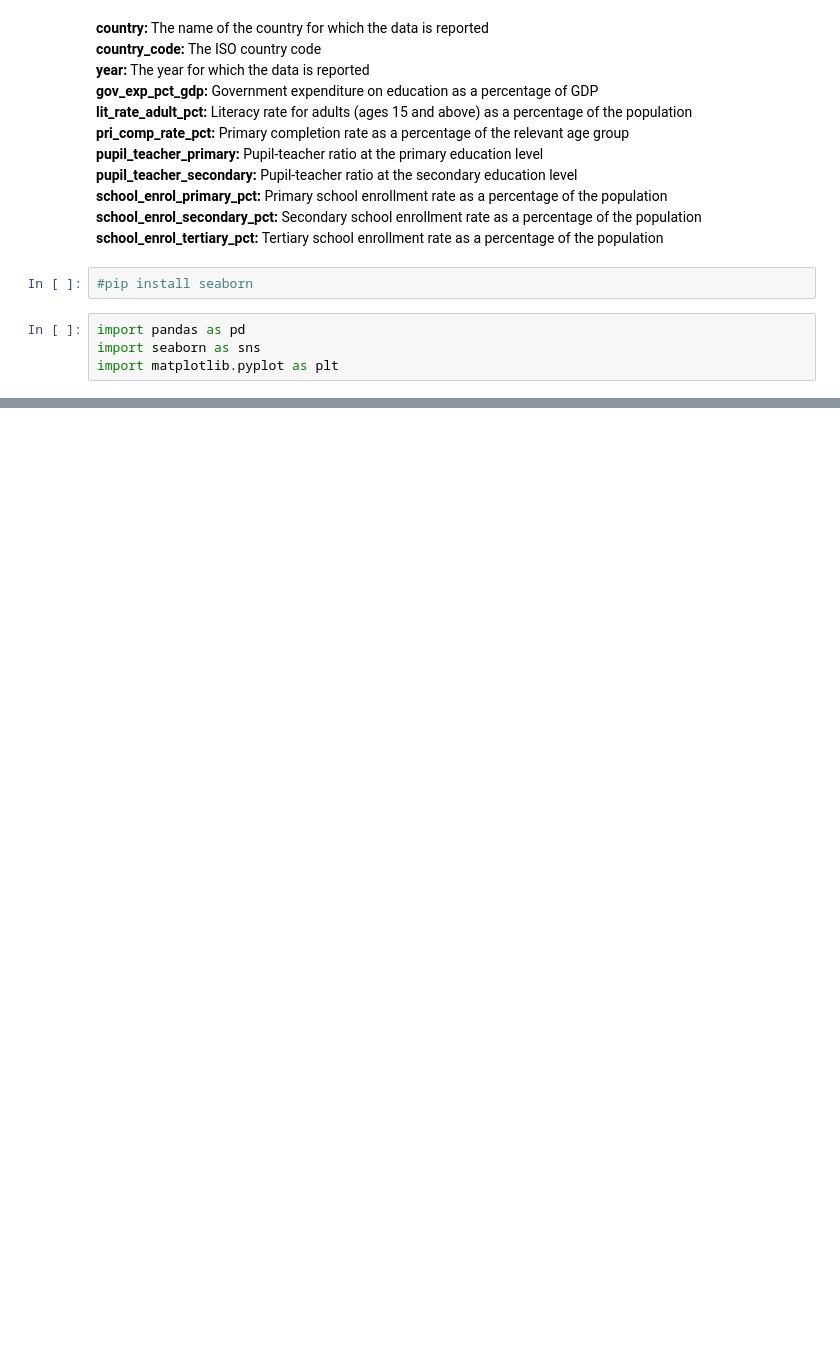
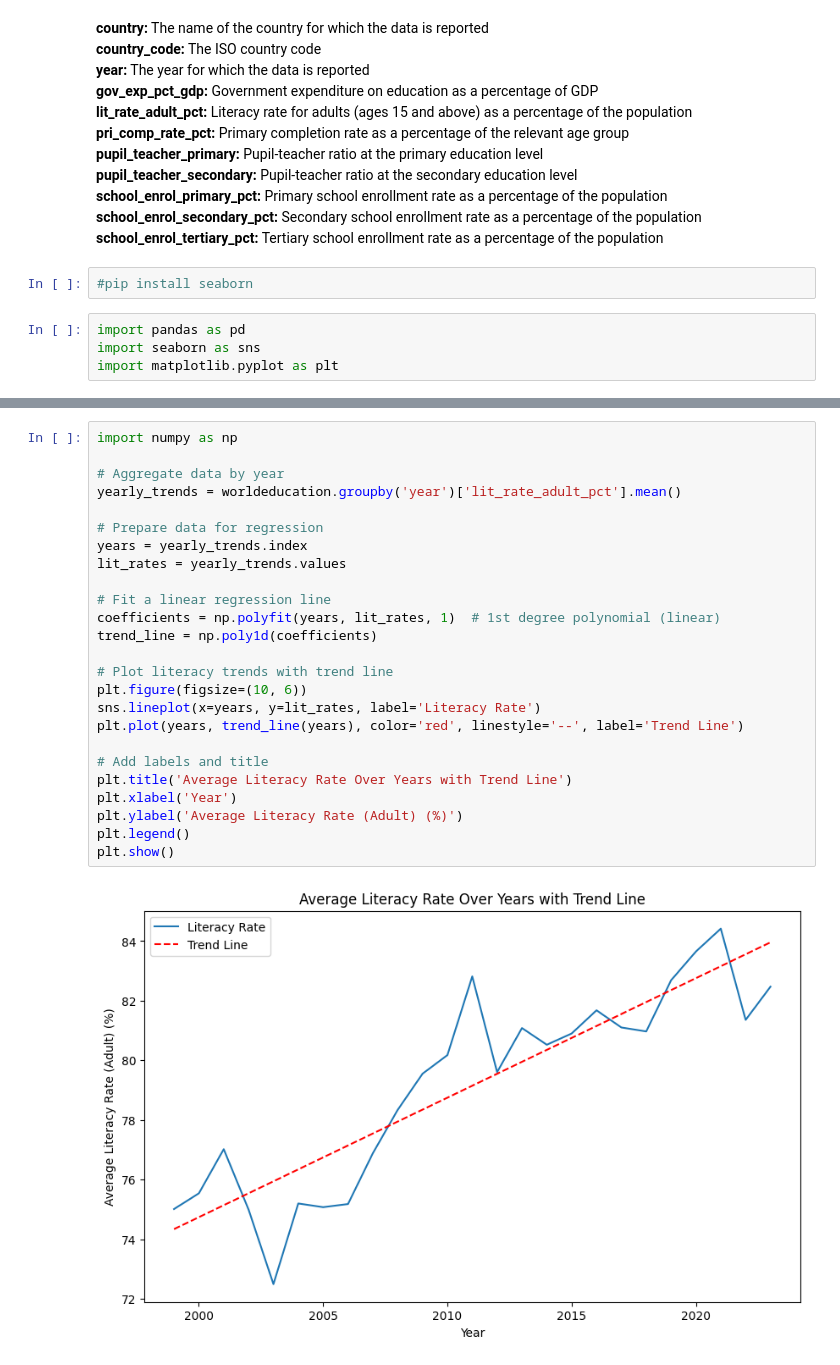
Before and after one commit to uyehaa/WorldEducation-Project, a Jupyter notebook: WorldEducation/worldeducation.ipynb, the cells around one changed output, grey strips where cells are left out. Saved outputs shown, nothing was run; the diff lists cells and outputs as text; blank space fills up the shorter version.

```diff
--- a/WorldEducation/worldeducation.ipynb
+++ b/WorldEducation/worldeducation.ipynb
@@ -77,0 +179,27 @@ plt.show()
+# %%
+import numpy as np
+
+# Aggregate data by year
+yearly_trends = worldeducation.groupby('year')['lit_rate_adult_pct'].mean()
+
+# Prepare data for regression
+years = yearly_trends.index
+lit_rates = yearly_trends.values
+
+# Fit a linear regression line
+coefficients = np.polyfit(years, lit_rates, 1)  # 1st degree polynomial (linear)
+trend_line = np.poly1d(coefficients)
+
+# Plot literacy trends with trend line
+plt.figure(figsize=(10, 6))
+sns.lineplot(x=years, y=lit_rates, label='Literacy Rate')
+plt.plot(years, trend_line(years), color='red', linestyle='--', label='Trend Line')
+
+# Add labels and title
+plt.title('Average Literacy Rate Over Years with Trend Line')
+plt.xlabel('Year')
+plt.ylabel('Average Literacy Rate (Adult) (%)')
+plt.legend()
+plt.show()
+# %% [output]
+[figure, added]
```
Also changed, not shown: parts of 9 cells of this notebook.
